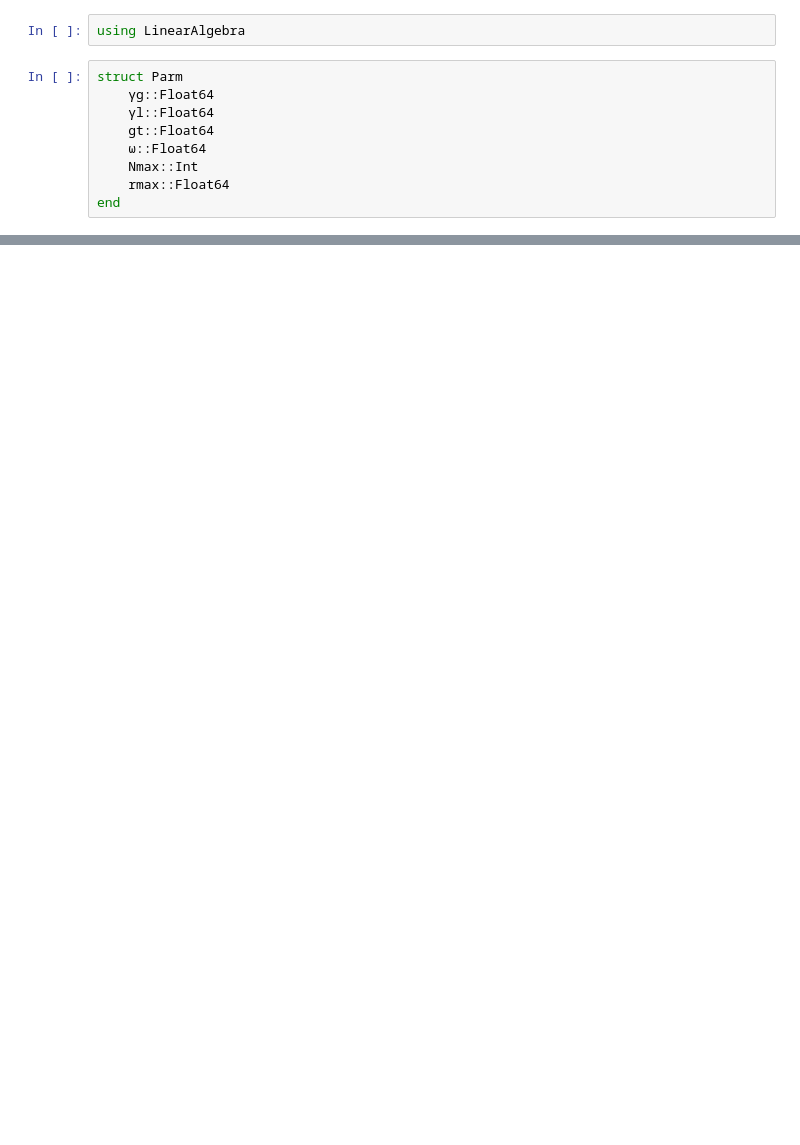
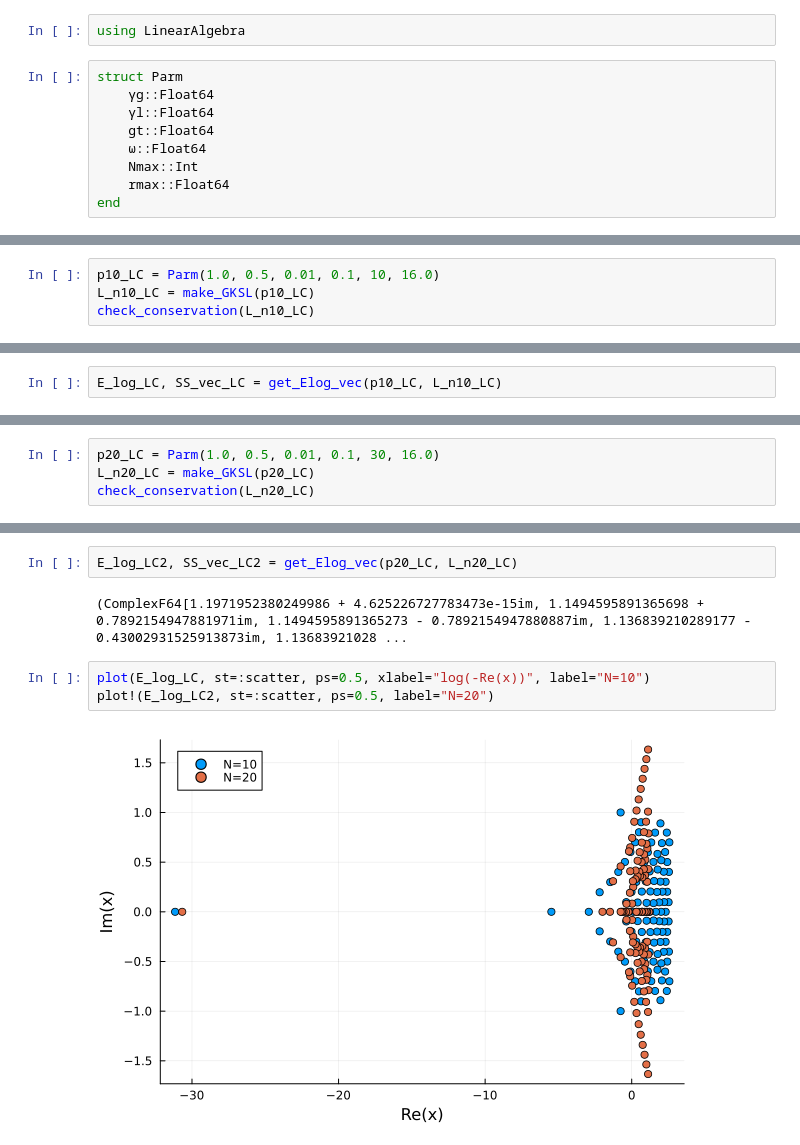
Before and after one commit to YoshihiroMichishita/julia, a Jupyter notebook: DTC-LC/test.ipynb, the cells around one changed output, grey strips where cells are left out. Drawn from its saved outputs; the diff is of its cells as text; blank space fills up the shorter version.

```diff
--- a/DTC-LC/test.ipynb
+++ b/DTC-LC/test.ipynb
@@ -59,0 +229,4 @@ make_GKSL (generic function with 1 method)
+# %%
+p10_LC = Parm(1.0, 0.5, 0.01, 0.1, 10, 16.0)
+L_n10_LC = make_GKSL(p10_LC)
+check_conservation(L_n10_LC)
@@ -59,0 +245,2 @@ make_GKSL (generic function with 1 method)
+# %%
+E_log_LC, SS_vec_LC = get_Elog_vec(p10_LC, L_n10_LC)
@@ -59,0 +249,4 @@ make_GKSL (generic function with 1 method)
+# %%
+p20_LC = Parm(1.0, 0.5, 0.01, 0.1, 30, 16.0)
+L_n20_LC = make_GKSL(p20_LC)
+check_conservation(L_n20_LC)
@@ -59,0 +271,9 @@ make_GKSL (generic function with 1 method)
+# %%
+E_log_LC2, SS_vec_LC2 = get_Elog_vec(p20_LC, L_n20_LC)
+# %% [output]
+(ComplexF64[1.1971952380249986 + 4.625226727783473e-15im, 1.1494595891365698 + 0.7892154947881971im, 1.1494595891365273 - 0.7892154947880887im, 1.136839210289177 - 0.43002931525913873im, 1.13683921028 ...
+# %%
+plot(E_log_LC, st=:scatter, ps=0.5, xlabel="log(-Re(x))", label="N=10")
+plot!(E_log_LC2, st=:scatter, ps=0.5, label="N=20")
+# %% [output]
+[figure, added]
```
Also changed, not shown: parts of 23 cells of this notebook.
